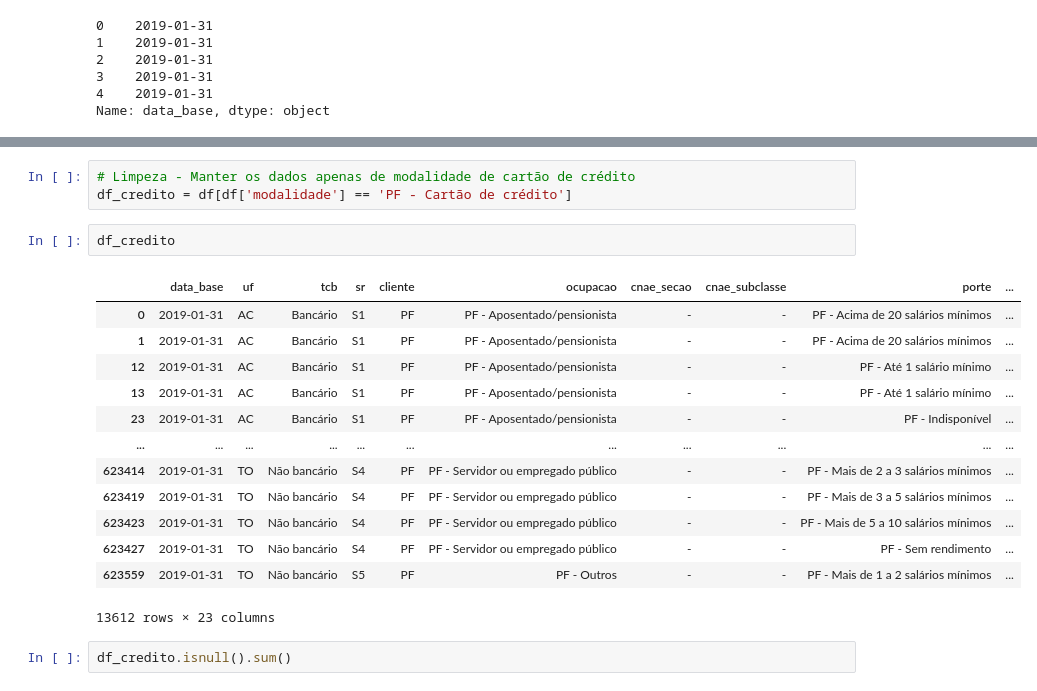
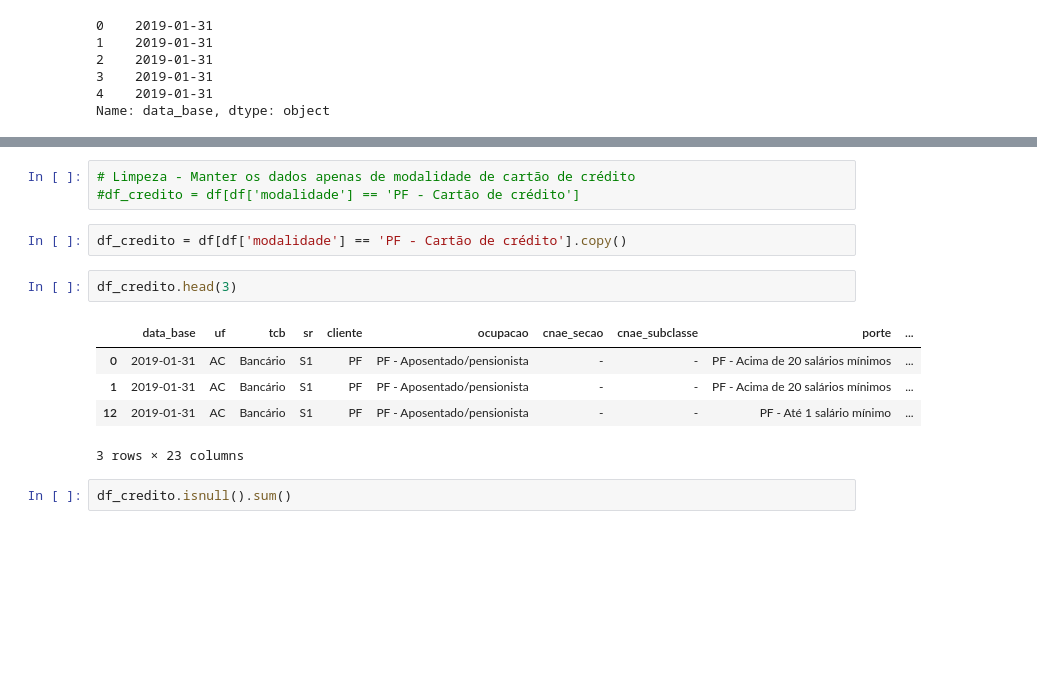
Before and after one commit to FranciniSantana/analise-scr-data, a Jupyter notebook: notebook/analise-exploratoria.ipynb, the cells around one changed output, grey strips where cells are left out. Cells and saved outputs as stored; diff of their text form; blank space fills up the shorter version.

Commit message:
adc transformacao_teste p/ correção warning SettingWithCopyWarning

```diff
--- a/notebook/analise-exploratoria.ipynb
+++ b/notebook/analise-exploratoria.ipynb
@@ -105,23 +105,17 @@ ativo_problematico                   0
 dtype: int64
 # %%
 # Limpeza - Manter os dados apenas de modalidade de cartão de crédito
-df_credito = df[df['modalidade'] == 'PF - Cartão de crédito']
+#df_credito = df[df['modalidade'] == 'PF - Cartão de crédito']
+# %%
+df_credito = df[df['modalidade'] == 'PF - Cartão de crédito'].copy()
 # %%
-df_credito
+df_credito.head(3)
 # %% [output]
 |  | data_base | uf | tcb | sr | cliente | ocupacao | cnae_secao | cnae_subclasse | porte | ... |
 | 0 | 2019-01-31 | AC | Bancário | S1 | PF | PF - Aposentado/pensionista | - | - | PF - Acima de 20 salários mínimos | ... |
 | 1 | 2019-01-31 | AC | Bancário | S1 | PF | PF - Aposentado/pensionista | - | - | PF - Acima de 20 salários mínimos | ... |
 | 12 | 2019-01-31 | AC | Bancário | S1 | PF | PF - Aposentado/pensionista | - | - | PF - Até 1 salário mínimo | ... |
-| 13 | 2019-01-31 | AC | Bancário | S1 | PF | PF - Aposentado/pensionista | - | - | PF - Até 1 salário mínimo | ... |
-| 23 | 2019-01-31 | AC | Bancário | S1 | PF | PF - Aposentado/pensionista | - | - | PF - Indisponível | ... |
-| ... | ... | ... | ... | ... | ... | ... | ... | ... | ... | ... |
-| 623414 | 2019-01-31 | TO | Não bancário | S4 | PF | PF - Servidor ou empregado público | - | - | PF - Mais de 2 a 3 salários mínimos | ... |
-| 623419 | 2019-01-31 | TO | Não bancário | S4 | PF | PF - Servidor ou empregado público | - | - | PF - Mais de 3 a 5 salários mínimos | ... |
-| 623423 | 2019-01-31 | TO | Não bancário | S4 | PF | PF - Servidor ou empregado público | - | - | PF - Mais de 5 a 10 salários mínimos | ... |
-| 623427 | 2019-01-31 | TO | Não bancário | S4 | PF | PF - Servidor ou empregado público | - | - | PF - Sem rendimento | ... |
-| 623559 | 2019-01-31 | TO | Não bancário | S5 | PF | PF - Outros | - | - | PF - Mais de 1 a 2 salários mínimos | ... |
-13612 rows × 23 columns
+3 rows × 23 columns
 # %%
 df_credito.isnull().sum()
 # %% [output]
```
Also changed, not shown: parts of 9 cells of this notebook, 1 other file.
